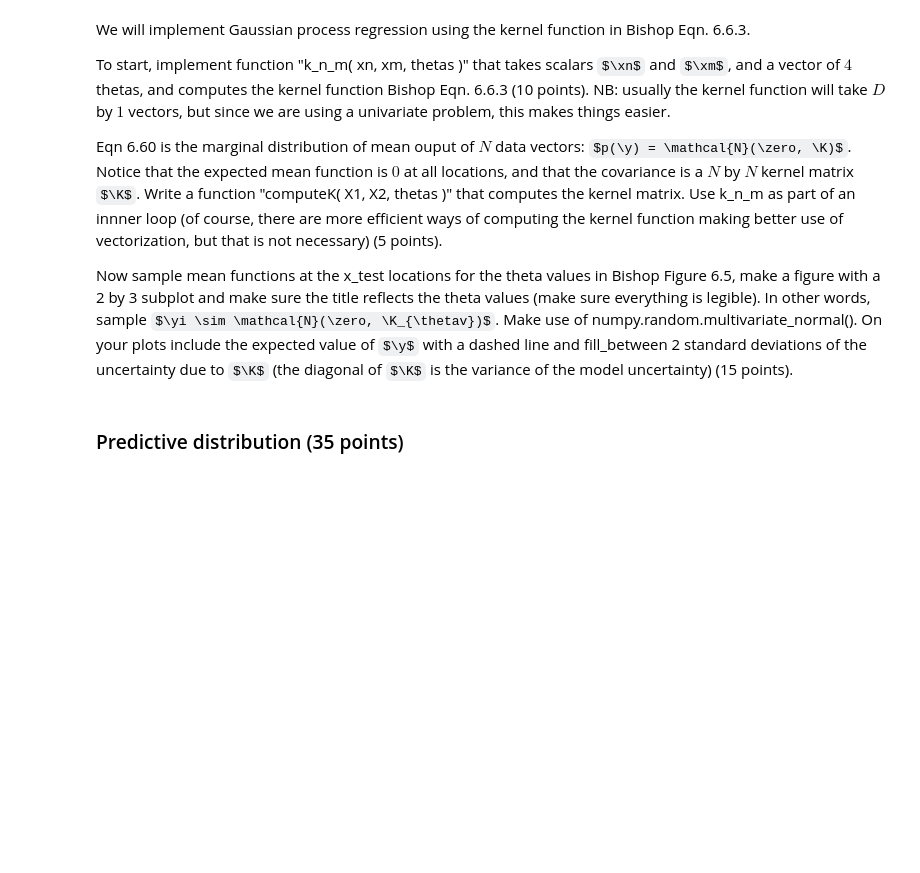
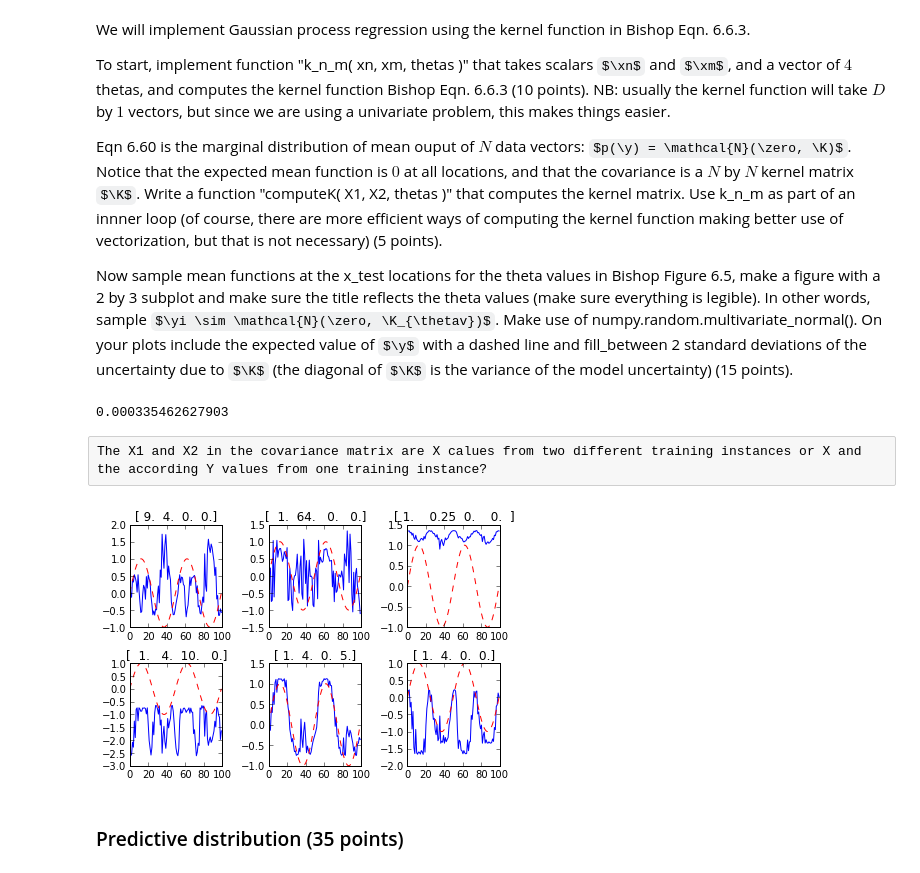
Before and after one commit to jaivalis/MLPR-Labs, a Jupyter notebook: Lab3/Lab3A-class.ipynb, the cells around one changed output. Drawn from its saved outputs; the diff is of its cells as text; code cells hidden in the pictures; some formulas as TeX source; blank space fills up the shorter version.

```diff
--- a/Lab3/Lab3A-class.ipynb
+++ b/Lab3/Lab3A-class.ipynb
@@ -99,6 +102,68 @@ To start, implement function "k_n_m( xn, xm, thetas )" that takes scalars $\xn$
 Eqn 6.60 is the marginal distribution of mean ouput of $N$ data vectors: $p(\y) = \mathcal{N}(\zero, \K)$.  Notice that the expected mean function is $0$ at all locations, and that the covariance is a $N$ by $N$ kernel matrix $\K$.  Write a function "computeK( X1, X2, thetas )" that computes the kernel matrix.  Use k_n_m as part of an innner loop (of course, there are more efficient ways of computing the kernel function making better use of vectorization, but that is not necessary) (5 points).
 
 Now sample mean functions at the x_test locations for the theta values in Bishop Figure 6.5, make a figure with a 2 by 3 subplot and make sure the title reflects the theta values (make sure everything is legible).  In other words, sample $\yi \sim \mathcal{N}(\zero, \K_{\thetav})$.  Make use of numpy.random.multivariate_normal().  On your plots include the expected value of $\y$ with a dashed line and fill_between 2 standard deviations of the uncertainty due to $\K$ (the diagonal of $\K$ is the variance of the model uncertainty) (15 points).
+# %%
+import numpy as np
+# xn: scalar
+# xm: scalar
+# bishop 6.6.3
+def k_n_m(xn, xm, thetas):
+    k = thetas[0] * np.exp((- thetas[1] / 2 ) * np.absolute( xn - xm ) ** 2 ) + thetas[2] + thetas[3]*xn*xm
+    # in the equation in bishop xn is supposed to be transposed, but here it's an scalar?
+    # answer: usually the kernel function will take D by 1 vectors, but since we are using a univariate problem, this makes things easier
+    return k
+
+thetas = np.array( [1,4,0,0] ) # figure 6.5, first sample
+print k_n_m( 1, 3, thetas )
+# %% [output]
+0.000335462627903
+# %%
+# K: Covariance matrix, N x N matrix
+# X1: vector
+# X2: vector
+# returns K
+
+# http://www.robots.ox.ac.uk/~mebden/reports/GPtutorial.pdf
+
+def computeK( X1, X2, thetas ):
+    K = []
+    for i in range(0,len(X1)):
+        K.append([])
+        for j in range(0,len(X2)):
+            K[i].append( k_n_m( X1[i], X2[j], thetas ) + ( 1 / beta ) * sigma ) # in bishop sigma depends on n and m, here it doesn't, correct?
+            # according to the link, this is supposed to be the kronecker delta function
+    return np.array(K)
+
+X1 = generate_t(x_test,sigma)
+X2 = generate_t(x_test,sigma)
+# %% [raw]
+The X1 and X2 in the covariance matrix are X calues from two different training instances or X and the according Y values from one training instance?
+# %%
+#Now sample mean functions at the x_test locations for the theta values in Bishop Figure 6.5(covariance function),
+#make a figure with a 2 by 3 subplot and make sure the title reflects the theta values (make sure everything is legible).
+#In other words, sample yi∼N(0,Kθ). Make use of numpy.random.multivariate_normal().
+#On your plots include the expected value of y with a dashed line and fill_between 2 standard deviations
+#of the uncertainty due to K (the diagonal of K is the variance of the model uncertainty) (15 points).
+def plot_mean():
+    thetas = np.array([[1,4,0,0],[9,4,0,0],[1,64,0,0],[1,0.25,0,0],[1,4,10,0],[1,4,0,5]])# thetas of figure 6.5
+    mean = np.zeros(len(X1)) #From the definition of a Gaussian process,the marginal distribution p(y) is given
+                             #by a Gaussian whose mean is zero and whose covariance is defined by a Gram matrix K
+
+    for i in range(0,6):
+        y = np.random.multivariate_normal(mean, computeK(X1, X2, thetas[i])) # zero-mean, covariance function
+        std_dev = computeK(X1, X2, thetas[i]).diagonal
+        exp_y = true_mean_function( x_test )#expected value of y = true mean function?
+        plt.subplot(2,3,i)
+        plt.title(thetas[i])
+        plt.plot(y,'-');
+        plt.plot(exp_y, 'r--')
+        plt.tight_layout()
+        #plt.axis([-1,1,-3,3]);
+    plt.show()
+
+plot_mean()
+# %% [output]
+[figure, added]
 # %% [markdown]
 ### Predictive distribution (35 points)
 # %% [markdown]
```
Also changed, not shown: parts of 4 cells of this notebook.
